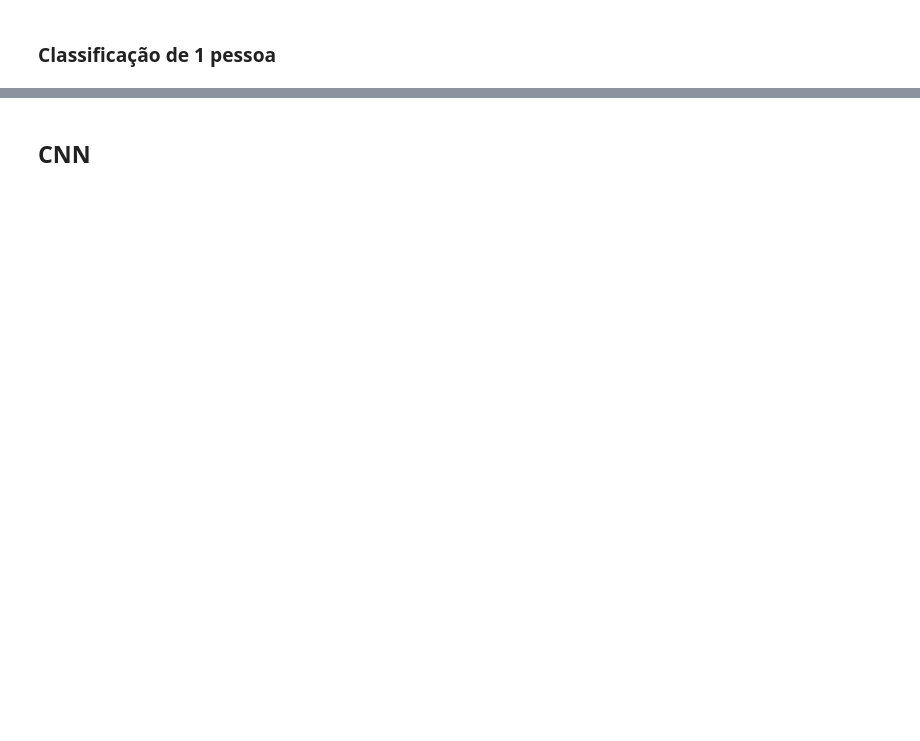
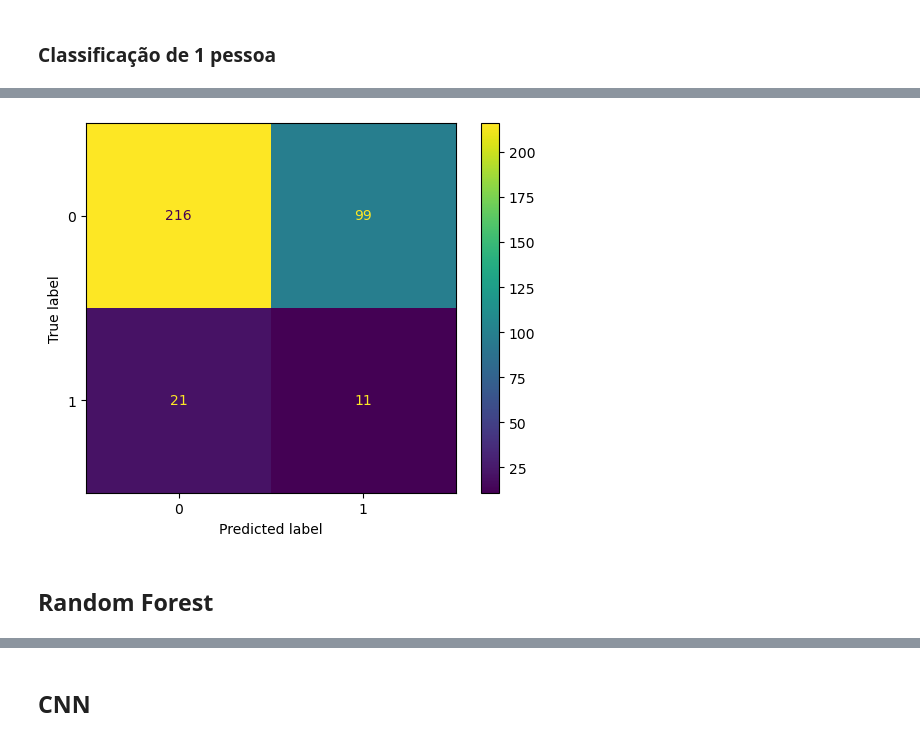
Before and after one commit to LeandroDurau/BCC---TCC, a Jupyter notebook: Projeto/KNN.ipynb, the cells around one changed output, grey strips where cells are left out. Drawn from its saved outputs; the diff is of its cells as text; code cells hidden in the pictures; blank space fills up the shorter version.

```diff
--- a/Projeto/KNN.ipynb
+++ b/Projeto/KNN.ipynb
@@ -449,0 +473,21 @@ teste_df.to_excel("resultados\ilda.xlsx", index=False)
+# %%
+melhor_acc_knn = 0.0
+melhor_parm_k = 0
+melhor_parm_knn = [0,'']
+distances = ['euclidean','squared','manhattan','minkowski','dtw']
+for dist in distances:
+    for k in range(1,25):
+        clf = Catch22Classifier(
+        estimator = KNeighborsTimeSeriesClassifier(distance=dist, n_neighbors = k), #RandomForestClassifier(n_estimators=100),
+            replace_nans=True,
+            outlier_norm=True,
+            random_state=0,
+        )
+        clf.fit(train_data_x, train_labels_y)
+        predicts = clf.predict(test_data_x)
+        acc = accuracy_score(test_labels,predicts)
+        print(f'Distance: {dist}, k: {k} Acuracy:{acc}')
+        if(melhor_acc_knn < acc):
+            melhor_acc = acc
+            melhor_parm_knn[0] = k
+            melhor_parm_knn[1] = dist
@@ -449,0 +518,10 @@ teste_df.to_excel("resultados\ilda.xlsx", index=False)
+# %%
+clf = Catch22Classifier(
+estimator = KNeighborsTimeSeriesClassifier(distance=melhor_parm_knn[1], n_neighbors = melhor_parm_knn[0]), #RandomForestClassifier(n_estimators=100),
+    replace_nans=True,
+    outlier_norm=True,
+    random_state=0,
+)
+clf.fit(train_data_x, train_labels_y)
+predicts = clf.predict(test_data_x)
+acc = accuracy_score(test_labels,predicts)
@@ -449,0 +546,11 @@ teste_df.to_excel("resultados\ilda.xlsx", index=False)
+# %%
+pessoa, labels = test_uma_pessoa(df_filtrado[df_filtrado['Nome'] == 'Teresinha'])
+pessoa_x = []
+for i in pessoa:
+    pessoa_x.append(np.array(i).reshape(1,len(i)))
+labels_y = np.array(labels)
+# %%
+predicts = clf.predict(pessoa_x)
+
+acc = accuracy_score(labels_y,predicts)
+print(acc)
@@ -449,0 +570,4 @@ teste_df.to_excel("resultados\ilda.xlsx", index=False)
+# %%
+disp = ConfusionMatrixDisplay.from_predictions(labels_y,predicts)
+# %% [output]
+[figure, added]
@@ -449,0 +641,2 @@ teste_df.to_excel("resultados\ilda.xlsx", index=False)
+# %% [markdown]
+## Random Forest
```
Also changed, not shown: parts of 55 cells of this notebook, 12 other files.
